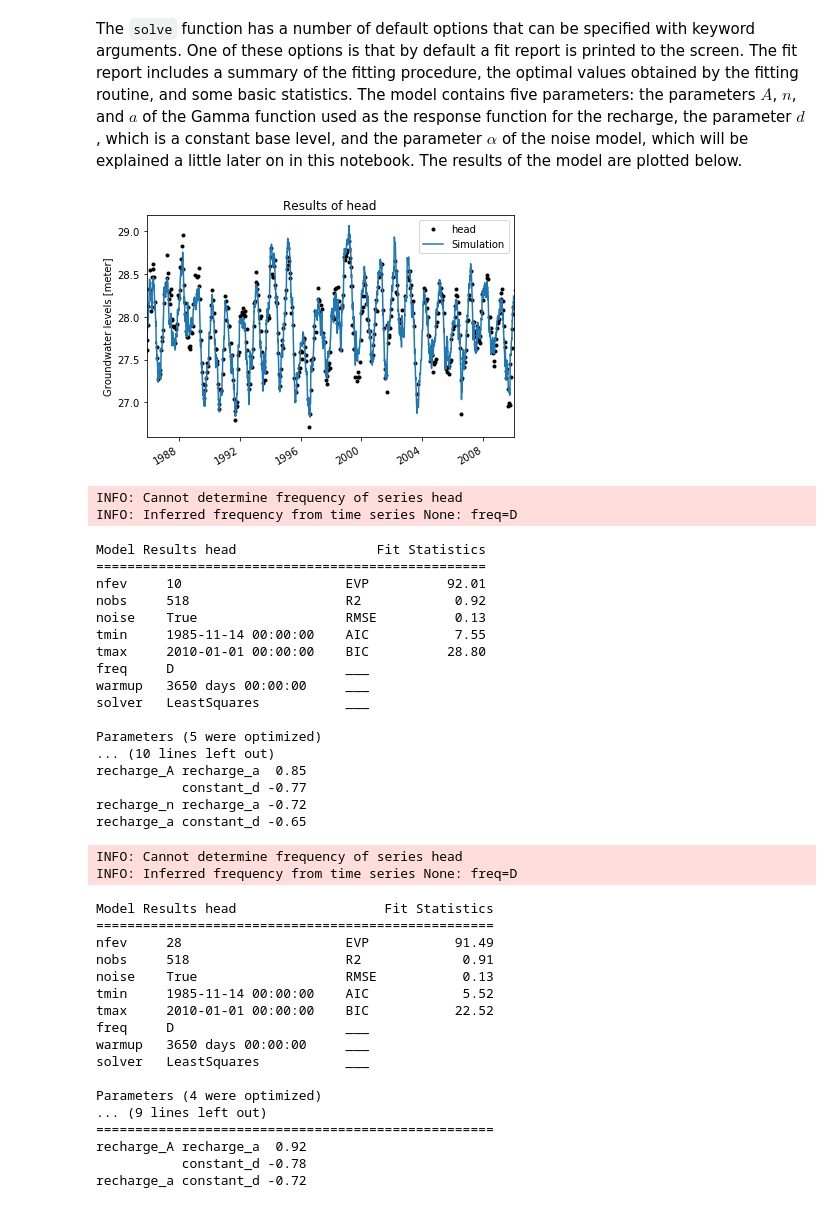
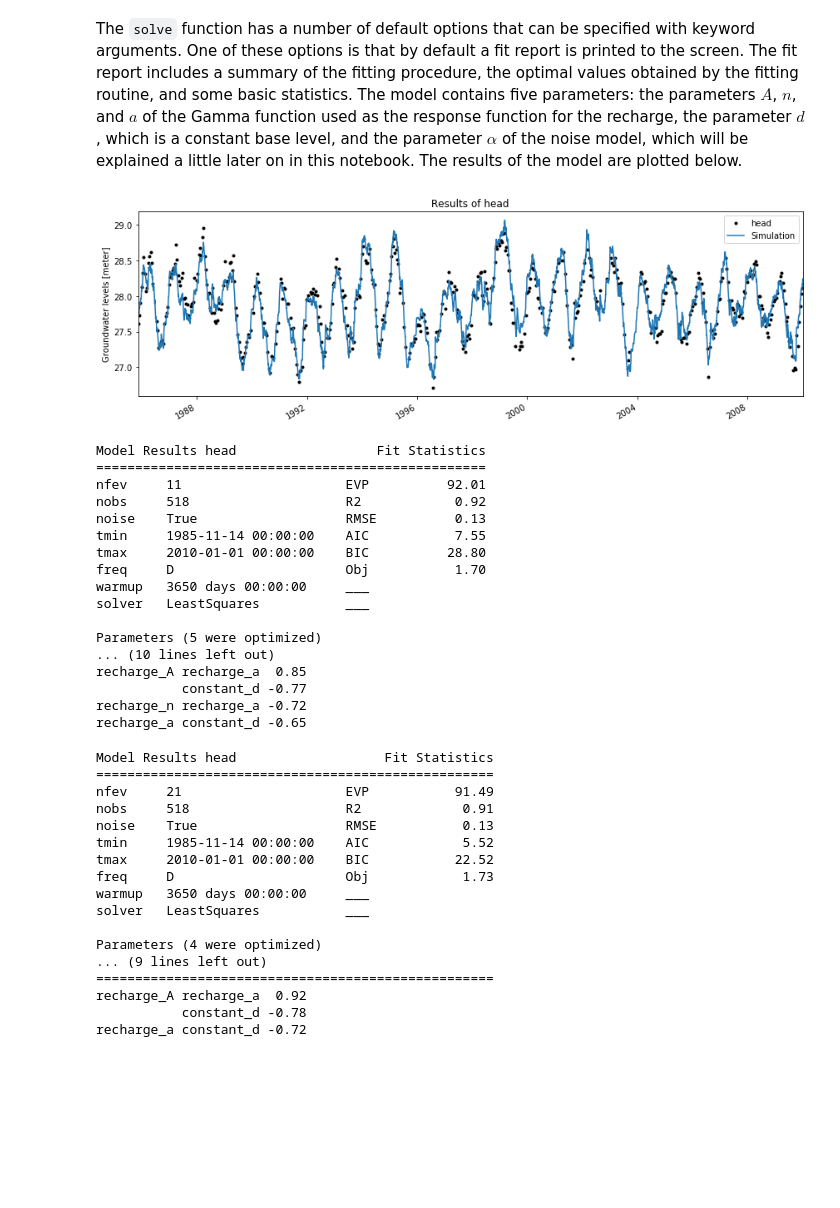
Before and after one commit to pastas/pastas, a Jupyter notebook: examples/notebooks/6_fix_parameters_leastquares.ipynb, the cells around one changed output. Drawn from its saved outputs; the diff is of its cells as text; code cells hidden in the pictures; blank space fills up the shorter version.

```diff
--- a/examples/notebooks/6_fix_parameters_leastquares.ipynb
+++ b/examples/notebooks/6_fix_parameters_leastquares.ipynb
@@ -23,5 +23,6 @@ import numpy as np
 import matplotlib.pyplot as plt
 %matplotlib inline
 
+ps.set_log_level("ERROR")
 ps.show_versions()
 # %% [output]
@@ -128,58 +127,54 @@ recharge_a constant_d -0.65
 The `solve` function has a number of default options that can be specified with keyword arguments. One of these options is that by default a fit report is printed to the screen. The fit report includes a summary of the fitting procedure, the optimal values obtained by the fitting routine, and some basic statistics. The model contains five parameters: the parameters $A$, $n$, and $a$ of the Gamma function used as the response function for the recharge, the parameter $d$, which is a constant base level, and the parameter $\alpha$ of the noise model, which will be explained a little later on in this notebook.
 The results of the model are plotted below.
 # %%
-ml.plot();
+ml.plot(figsize=(12, 4));
 # %% [output]
-[figure, old version]
+[figure, new version]
 # %%
 ml = ps.Model(ho)
 sm1 = ps.StressModel(recharge, ps.Gamma, name='recharge', settings='prec')
 ml.add_stressmodel(sm1)
 ml.solve(tmin='1985', tmax='2010', solver=ps.LeastSquares)
 # %% [output]
-INFO: Cannot determine frequency of series head
-INFO: Inferred frequency from time series None: freq=D
+Model Results head                  Fit Statistics
+==================================================
+nfev     11                     EVP          92.01
+nobs     518                    R2            0.92
+noise    True                   RMSE          0.13
+tmin     1985-11-14 00:00:00    AIC           7.55
+tmax     2010-01-01 00:00:00    BIC          28.80
+freq     D                      Obj           1.70
+warmup   3650 days 00:00:00     ___
+solver   LeastSquares           ___
+
+Parameters (5 were optimized)
+... (10 lines left out)
+recharge_A recharge_a  0.85
+           constant_d -0.77
+recharge_n recharge_a -0.72
+recharge_a constant_d -0.65
-Model Results head                  Fit Statistics
-==================================================
-nfev     10                     EVP          92.01
-nobs     518                    R2            0.92
-noise    True                   RMSE          0.13
-tmin     1985-11-14 00:00:00    AIC           7.55
-tmax     2010-01-01 00:00:00    BIC          28.80
-freq     D                      ___
-warmup   3650 days 00:00:00     ___
-solver   LeastSquares           ___
-
-Parameters (5 were optimized)
-... (10 lines left out)
-recharge_A recharge_a  0.85
-           constant_d -0.77
-recharge_n recharge_a -0.72
-recharge_a constant_d -0.65
 # %%
 ml = ps.Model(ho)
 sm1 = ps.StressModel(recharge, ps.Gamma, name='recharge', settings='prec')
 ml.add_stressmodel(sm1)
-ml.set_vary('recharge_n', 0)
+ml.set_parameter('recharge_n', vary=False)
 ml.solve(tmin='1985', tmax='2010', solver=ps.LeastSquares)
 # %% [output]
-INFO: Cannot determine frequency of series head
-INFO: Inferred frequency from time series None: freq=D
+Model Results head                   Fit Statistics
+===================================================
+nfev     21                     EVP           91.49
+nobs     518                    R2             0.91
+noise    True                   RMSE           0.13
+tmin     1985-11-14 00:00:00    AIC            5.52
+tmax     2010-01-01 00:00:00    BIC           22.52
+freq     D                      Obj            1.73
+warmup   3650 days 00:00:00     ___
+solver   LeastSquares           ___
+
+Parameters (4 were optimized)
+... (9 lines left out)
+===================================================
+recharge_A recharge_a  0.92
+           constant_d -0.78
+recharge_a constant_d -0.72
-Model Results head                   Fit Statistics
-===================================================
-nfev     28                     EVP           91.49
-nobs     518                    R2             0.91
-noise    True                   RMSE           0.13
-tmin     1985-11-14 00:00:00    AIC            5.52
-tmax     2010-01-01 00:00:00    BIC           22.52
-freq     D                      ___
-warmup   3650 days 00:00:00     ___
-solver   LeastSquares           ___
-
-Parameters (4 were optimized)
-... (9 lines left out)
-===================================================
-recharge_A recharge_a  0.92
-           constant_d -0.78
-recharge_a constant_d -0.72
 # %%
```
Also changed, not shown: parts of 7 cells of this notebook, 3 other files.
